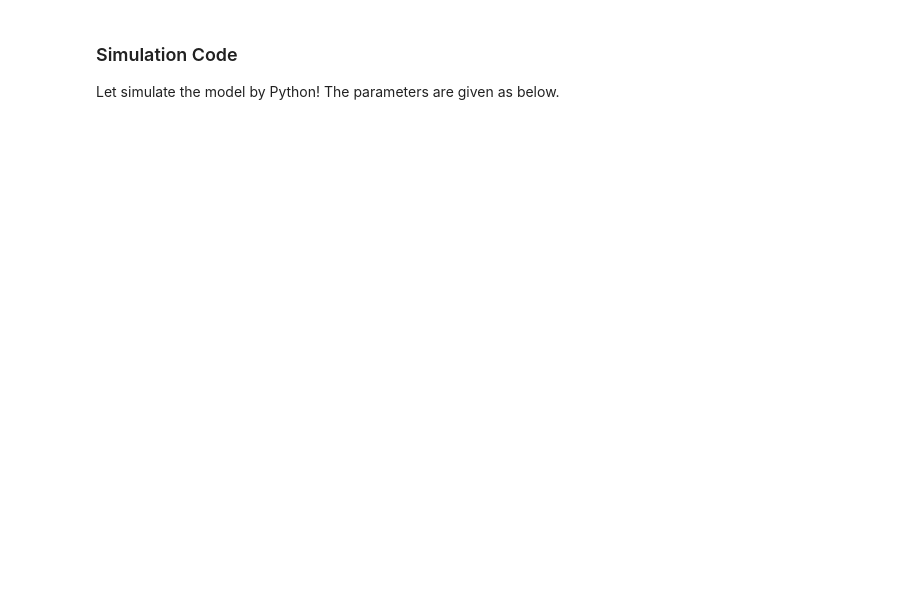
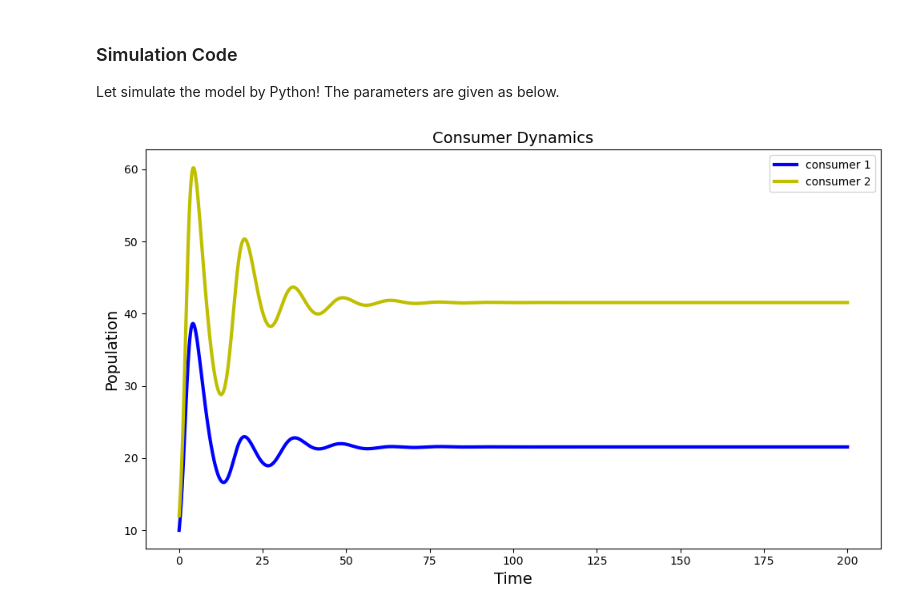
Before and after one commit to MulQuaBio/MQB, a Jupyter notebook: content/notebooks/interactions.ipynb, the cells around one changed output. Drawn from its saved outputs; the diff is of its cells as text; code cells hidden in the pictures; blank space fills up the shorter version.

```diff
--- a/content/notebooks/interactions.ipynb
+++ b/content/notebooks/interactions.ipynb
@@ -417,3 +285,100 @@ where, $r_i = \sum_\alpha w_{i\alpha} K_\alpha - m_i$, and $\alpha_{ij} = -\sum_
 ### Simulation Code
 
 Let simulate the model by Python! The parameters are given as below.
+# %%
+import numpy as np
+from scipy.integrate import odeint
+import matplotlib.pyplot as plt
+
+# Define model parameters
+params = {
+    # resource growth rates
+    'r1': 1.0,
+    'r2': 1.2,
+
+    # Environmental carrying capacities
+    'K1': 100.0,
+    'K2': 120.0,
+
+    # Predation rate matrix a[i,j] represents the predation rate of consumer i on resource j
+    'a': np.array([
+        [0.02, 0.01],  # consumer 1's predation rate on resource 1 and resource 2
+        [0.01, 0.02]   # consumer 2's predation rate on resource 1 and resource 2
+    ]),
+
+    # resource conversion efficiency matrix w[i,j] represents the efficiency of consumer i converting resource j
+    'w': np.array([
+        [0.5, 0.3],    # consumer 1's conversion efficiency for resource 1 and resource 2
+        [0.3, 0.5]     # consumer 2's conversion efficiency for resource 1 and resource 2
+    ]),
+
+    # consumer mortality rates
+    'm1': 0.2,
+    'm2': 0.2
+}
+
+def model(state, t, params):
+    """
+    Differential equations for a two-consumer, two-resource model.
+    state: [r1, r2, C1, C2]
+    """
+    r1, r2, C1, C2 = state
+
+    # Equation for resource 1
+    dr1dt = params['r1'] * r1 * (1 - r1/params['K1']) - \
+            (params['a'][0,0]*C1 + params['a'][1,0]*C2) * r1
+
+    # Equation for resource 2
+    dr2dt = params['r2'] * r2 * (1 - r2/params['K2']) - \
+            (params['a'][0,1]*C1 + params['a'][1,1]*C2) * r2
+
+    # Equation for consumer 1
+    dC1dt = C1 * (params['w'][0,0]*params['a'][0,0]*r1 + \
+                  params['w'][0,1]*params['a'][0,1]*r2 - params['m1'])
+
+    # Equation for consumer 2
+    dC2dt = C2 * (params['w'][1,0]*params['a'][1,0]*r1 + \
+                  params['w'][1,1]*params['a'][1,1]*r2 - params['m2'])
+
+    return [dr1dt, dr2dt, dC1dt, dC2dt]
+
+# Time series
+t = np.linspace(0, 200, 2000)
+
+# Initial conditions
+r1_0 = 50.0  # Initial quantity of resource 1
+r2_0 = 60.0  # Initial quantity of resource 2
+C1_0 = 10.0  # Initial quantity of consumer 1
+C2_0 = 12.0  # Initial quantity of consumer 2
+state0 = [r1_0, r2_0, C1_0, C2_0]
+
+# Solve the differential equations
+solution = odeint(model, state0, t, args=(params,))
+
+# Plotting
+plt.figure(figsize=(10, 6))
+
+# Time series plot
+# plt.plot(t, solution[:, 0], 'g--', linewidth=3, label='resource 1')
+# plt.plot(t, solution[:, 1], 'r--', linewidth=3, label='resource 2')
+plt.plot(t, solution[:, 2], 'b-', linewidth=3, label='consumer 1')
+plt.plot(t, solution[:, 3], 'y-', linewidth=3, label='consumer 2')
+
+plt.legend()
+plt.xlabel('Time', fontsize=14)  # Adjust font size
+plt.ylabel('Population', fontsize=14)  # Adjust font size
+# plt.title('consumer-resource Population Dynamics', fontsize=14)  # Adjust font size
+plt.title('Consumer Dynamics', fontsize=14)  # Adjust font size
+
+plt.tight_layout()
+plt.show()
+
+# Print final state
+final_state = solution[-1]
+print(f"\nFinal state (t={t[-1]}):")
+print(f"Final population of Resource 1: {final_state[0]:.2f}")
+print(f"Final population of Resource 2: {final_state[1]:.2f}")
+print(f"Final population of Consumer 1: {final_state[2]:.2f}")
+print(f"Final population of Consumer 2: {final_state[3]:.2f}")
+# %% [output]
+[figure, added]
```
Also changed, not shown: parts of 30 cells of this notebook.
